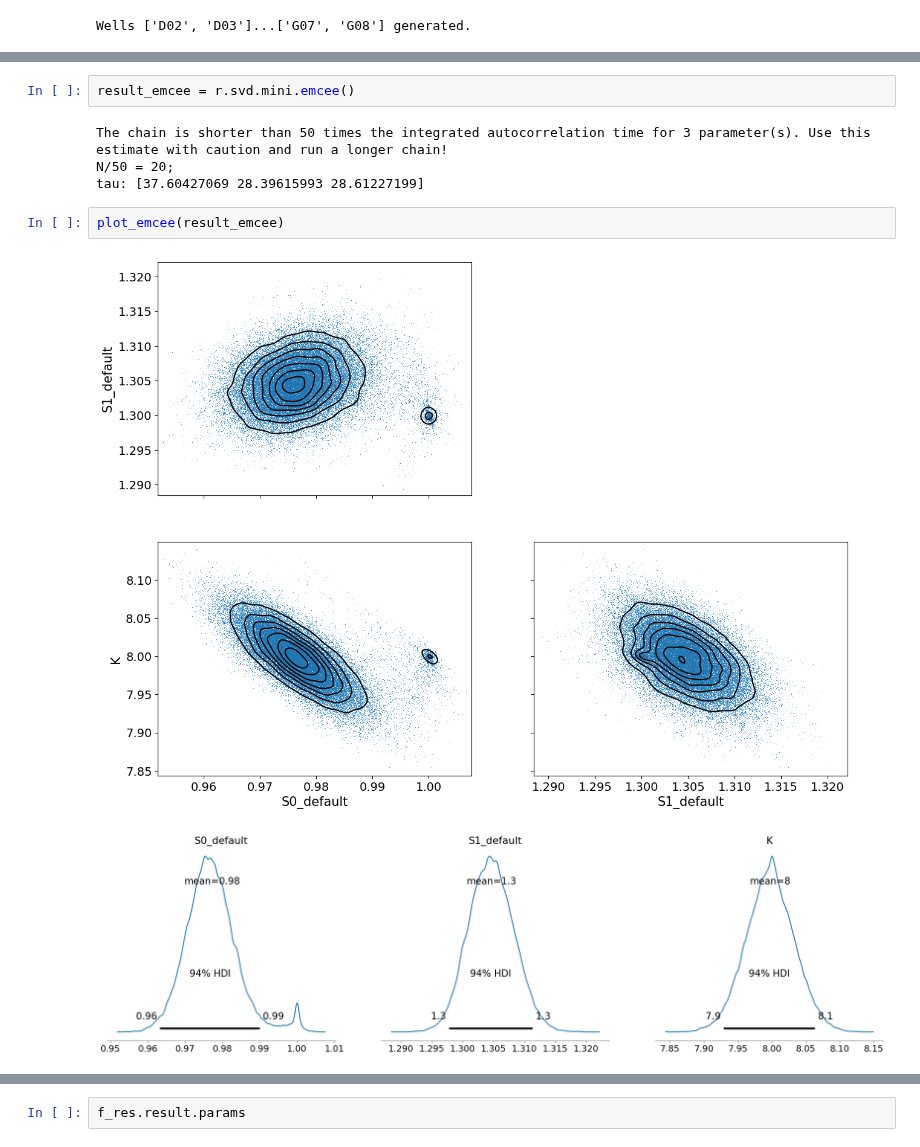
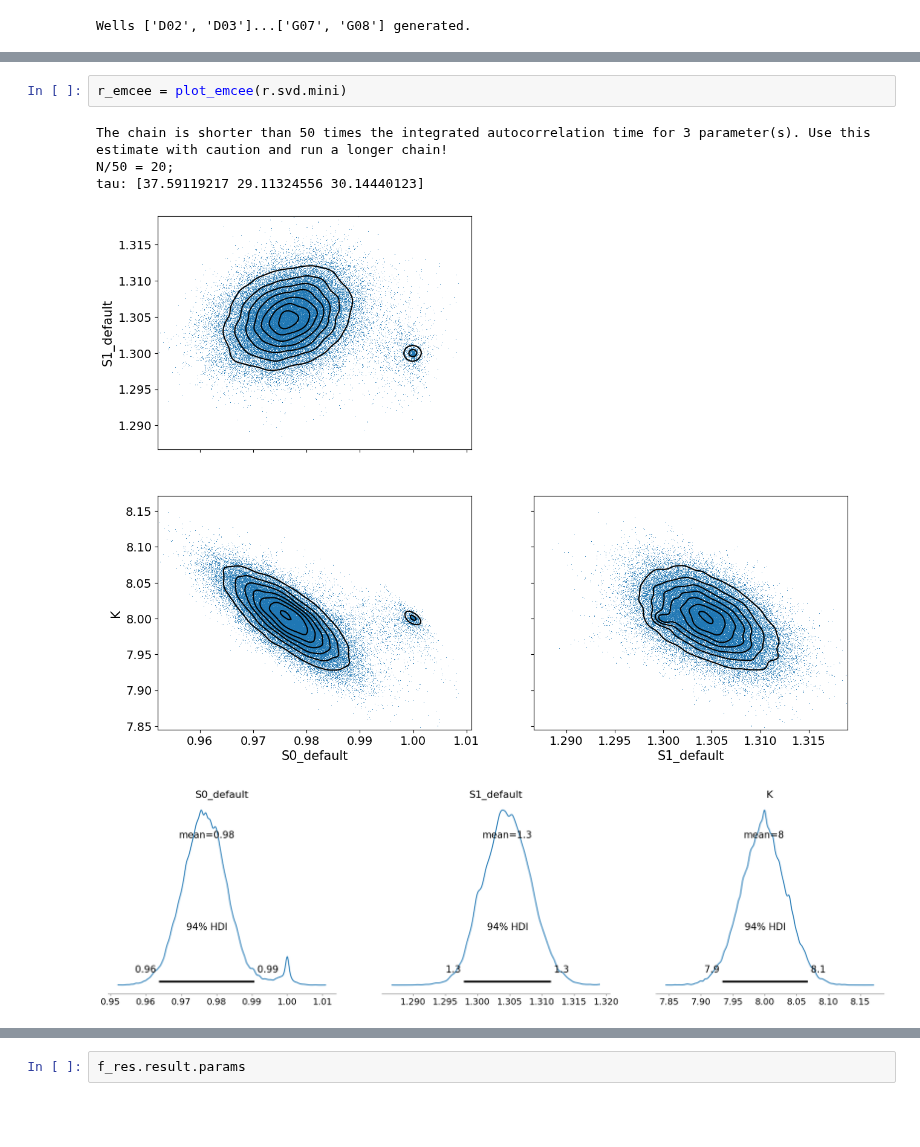
Before and after one commit to darosio/ClopHfit, a Jupyter notebook: docs/tutorials/prenspire.ipynb, the cells around one changed output, grey strips where cells are left out. Saved outputs shown, nothing was run; the diff lists cells and outputs as text; blank space fills up the shorter version.

```diff
--- a/docs/tutorials/prenspire.ipynb
+++ b/docs/tutorials/prenspire.ipynb
@@ -122,15 +120,12 @@ r.svd.mini.params
 | K | 8.00000000 | 8.0 | 3.00000000 | 11.0000000 | True |
 # %%
-result_emcee = r.svd.mini.emcee()
+r_emcee = plot_emcee(r.svd.mini)
 # %% [output]
 The chain is shorter than 50 times the integrated autocorrelation time for 3 parameter(s). Use this estimate with caution and run a longer chain!
 N/50 = 20;
-tau: [37.60427069 28.39615993 28.61227199]
+tau: [37.59119217 29.11324556 30.14440123]
+[figure, added]
+[figure, added]
-# %%
-plot_emcee(result_emcee)
-# %% [output]
-[figure, removed]
-[figure, removed]
 # %%
 xx = np.array([5.2, 6.3, 7.4, 8.1, 8.2])
 yy = np.array([6.05, 12.2, 20.38, 48.2, 80.3])
```
Also changed, not shown: parts of 13 cells of this notebook, 3 other files.
